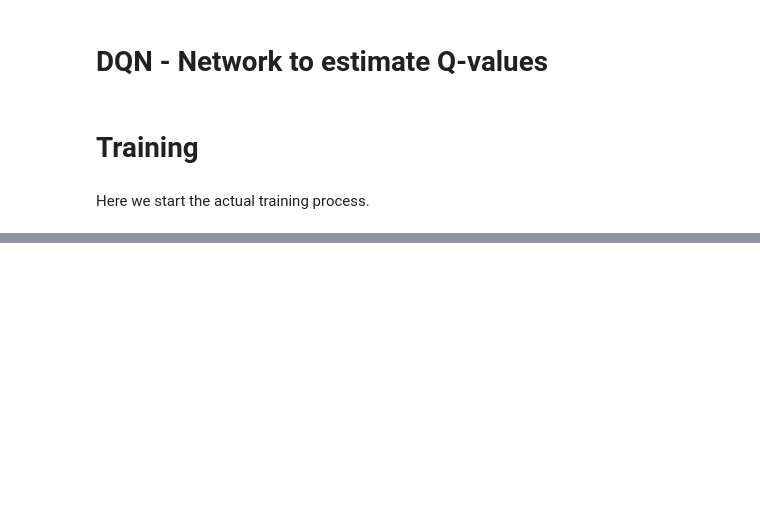
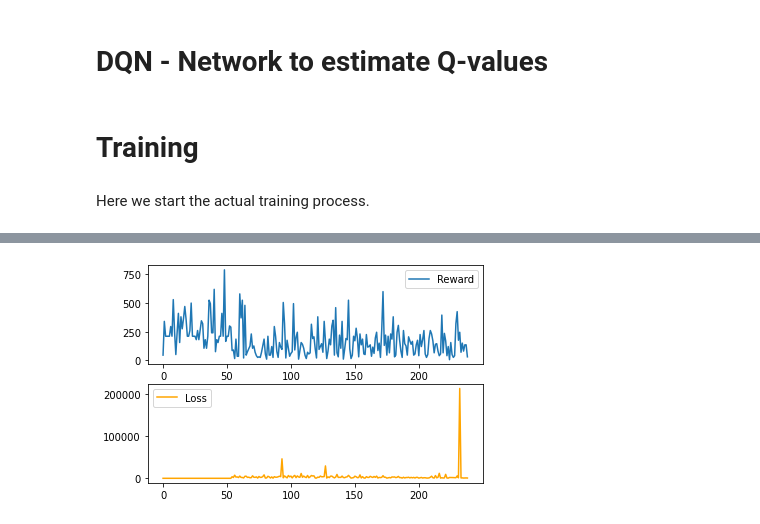
Before and after one commit to Denbergvanthijs/hu-reinforcement-learning-gym, a Jupyter notebook: 2_Hogeschool_Utrecht_Reinforcement_Learning_project_Deep_Q_Learning.ipynb, the cells around one changed output, grey strips where cells are left out. Cells and saved outputs as stored; diff of their text form; code cells hidden in the pictures; blank space fills up the shorter version.

```diff
--- a/2_Hogeschool_Utrecht_Reinforcement_Learning_project_Deep_Q_Learning.ipynb
+++ b/2_Hogeschool_Utrecht_Reinforcement_Learning_project_Deep_Q_Learning.ipynb
@@ -332,8 +313,8 @@ class DQNAgent:
         self.optimizer = optimizer
         self.tau = tau
         self.step = 0
-        self.warmup_steps = 0
-        self.update_steps = 4
+        self.warmup_steps = warmup_steps
+        self.update_steps = update_steps
 
     def record(self, state, action, next_state, reward, done):
         """
@@ -380,8 +361,9 @@ class DQNAgent:
 
         self.step += 1
 
-        self.train_model_(batch)
+        loss = self.train_model_(batch)
         self.update_target_model_()
+        return loss
 
     def train_model_(self, batch):
         if self.step < self.warmup_steps or self.step % self.update_steps > 0:
@@ -393,6 +375,7 @@ class DQNAgent:
         next_state_batch = torch.cat(batch.next_state)
         terminated_batch = torch.tensor(
             [1. if s == False else 0. for s in batch.done], device=device, dtype=torch.float)
+
 
         # We're trying to minimize a loss that is defined as follows:
         # loss = sum(sqr(reward + gamma * target_Q(next_state) - Q(state)))
@@ -413,7 +396,7 @@ class DQNAgent:
         else:
             # In double-q learning we use the policy network to predict the actions instead of using the actually performed actions.
             # We then use these predicted actions to calculate the expected value of these actions.
-            estimated_actions = q_values.max(1)[1].unsqueeze(1)  # Action selection on training network
+            estimated_actions = q_values.argmax(1).unsqueeze(1)  # Action selection on training network
             target_q_values = target_q_values.gather(1, estimated_actions)  # Action evaluation on target network
 
         # Calculate the discounted award for the actions taken by the agent.
@@ -437,6 +420,7 @@ class DQNAgent:
             param.grad.data.clamp(-1, 1)
 
         self.optimizer.step()
+        return loss_value.detach().cpu()
 
     def update_target_model_(self):
         if self.step < self.warmup_steps:
@@ -515,11 +499,11 @@ env = create_environment()
 model = DQN(120, 165, 1, env.action_space.n).to(device)  # Don't forget to update these values after resizing or normalizing the images!
 
 loss = nn.MSELoss()
-optimizer = optim.RMSprop(model.parameters(), lr=0.00025)
-memory = SequentialMemory(1_000_000)
+optimizer = optim.RMSprop(model.parameters(), lr=0.001)
+memory = SequentialMemory(100_000)
 
-num_episodes = 100
-num_episodes_between_videos = 50
+num_episodes = 1_001
+num_episodes_between_videos = 500
 
 # Define an agent that uses the experience buffer and value-function model that we created before.
 # The agent will try to optimize the value-function to estimate the value of each possible state/action pair.
@@ -539,11 +523,13 @@ num_episodes_between_videos = 50
 # then 1 means that we're gradually updating the target network.
 # The target network construct is important, because it allows us to more predictably learn the value-function.
 agent = DQNAgent(env.action_space.n, model, loss,
-    optimizer, memory, tau=10_000, gamma=0.99, warmup_steps=50_000, update_steps=3,
-    policy=DecayingEpsilonGreedyPolicy(env.action_space.n, 1.0, 1_000_000, 0.1, 1.0),
+    optimizer, memory, tau=num_episodes//20, gamma=0.99, warmup_steps=50_000, update_steps=3,
+    policy=DecayingEpsilonGreedyPolicy(env.action_space.n, 1.0, num_episodes//2, 0.1, 1.0),
     enable_dqn=True)
 
 episodes = []
+track_reward = []
+track_loss = []
 
 # We're going to play 100 (= num_episodes) games of space invaders.
 # This will take a very long time! Using a GPU or TPU is advised.
@@ -558,6 +544,7 @@ for episode in range(num_episodes):
 
     state = env.reset()
     episode_reward = 0
+    episode_loss = 0
 
     # Run the episode in terms of timesteps (t)
     # This is where the bot actually plays the game
@@ -579,7 +566,9 @@ for episode in range(num_episodes):
         # using a number of previous state/action combinations to find
         # a better value-estimation function.
         agent.record(state, action, next_state, reward, done)
-        agent.train()
+        loss = agent.train()
+        if loss is not None:
+          episode_loss += loss
 
         # Store the new state as the current state
         # and move on to the next step if we haven't reached the termination point.
@@ -588,6 +577,10 @@ for episode in range(num_episodes):
         if done:
             print('Episode %i finished in %i timesteps with reward %f' % (episode, t, episode_reward))
             break
+
+    track_reward.append(episode_reward)
+    track_loss.append(episode_loss)
+
 env.play()
 env.close()
 # show_video()
@@ -612,0 +606,10 @@ Episode 99 finished in 1176 timesteps with reward 240.000000
+# %%
+import matplotlib.pyplot as plt
+
+fig, axes = plt.subplots(2, 1)
+axes[0].plot(range(239), track_reward, label="Reward")
+axes[1].plot(range(239), track_loss, label="Loss", c="orange")
+[ax.legend() for ax in axes]
+plt.show()
+# %% [output]
+[figure, added]
```
Also changed, not shown: parts of 5 cells of this notebook.
